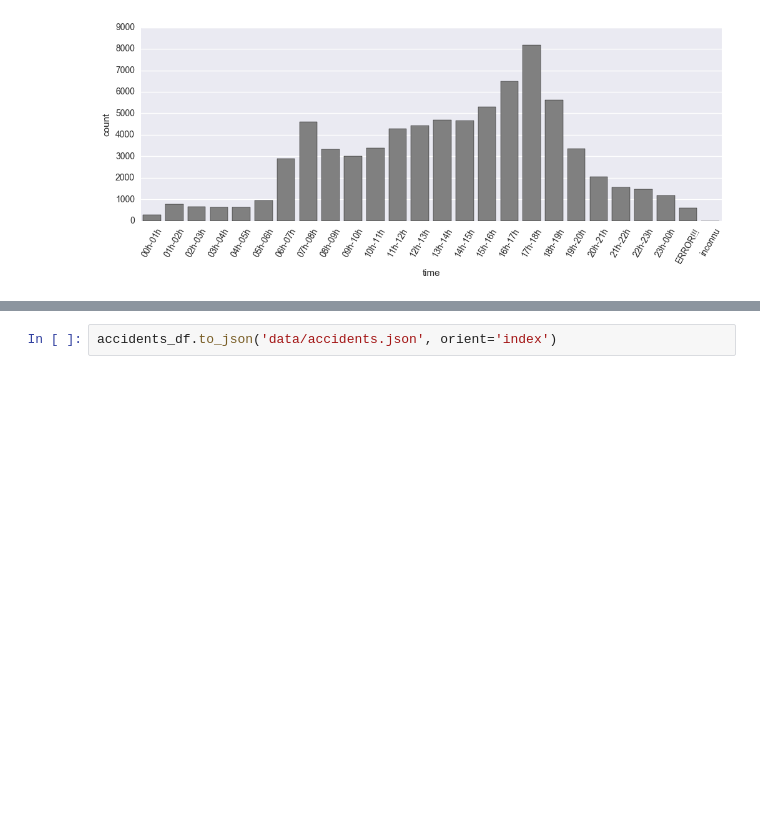
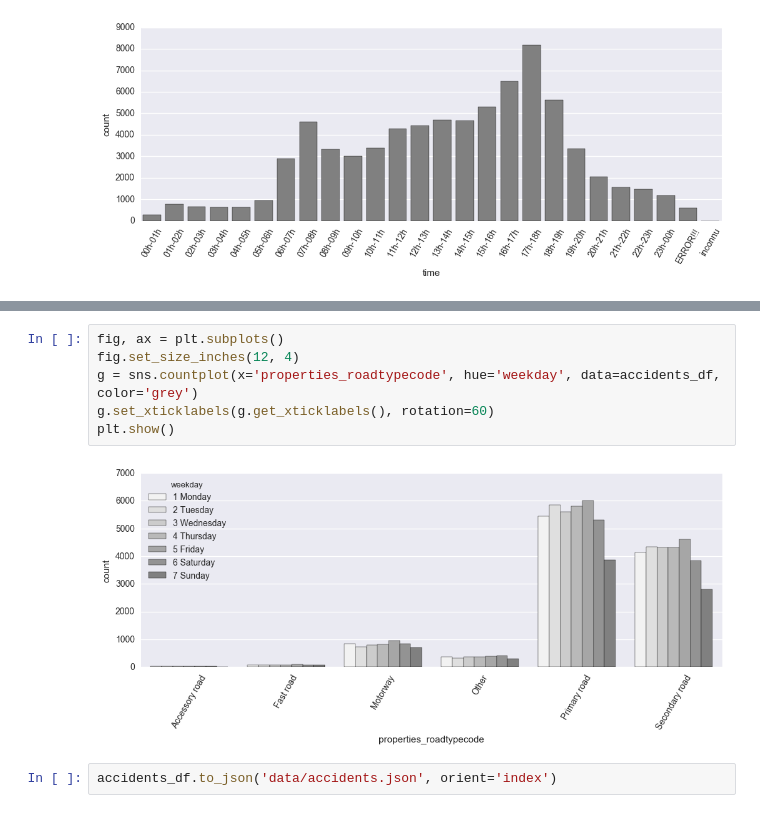
Before and after one commit to Jokau/ada-project, a Jupyter notebook: project_data_scraping.ipynb, the cells around one changed output, grey strips where cells are left out. Drawn from its saved outputs; the diff is of its cells as text; blank space fills up the shorter version.

```diff
--- a/project_data_scraping.ipynb
+++ b/project_data_scraping.ipynb
@@ -409,3 +434,11 @@ sns.heatmap(accidents_df[['weekday', 'month']].reset_index().groupby(('month', '
+# %%
+fig, ax = plt.subplots()
+fig.set_size_inches(12, 4)
+g = sns.countplot(x='properties_roadtypecode', hue='weekday', data=accidents_df, color='grey')
+g.set_xticklabels(g.get_xticklabels(), rotation=60)
+plt.show()
+# %% [output]
+[figure, added]
 # %%
 accidents_df.to_json('data/accidents.json', orient='index')
 # %%
```
Also changed, not shown: parts of 18 cells of this notebook, 1 other file.
